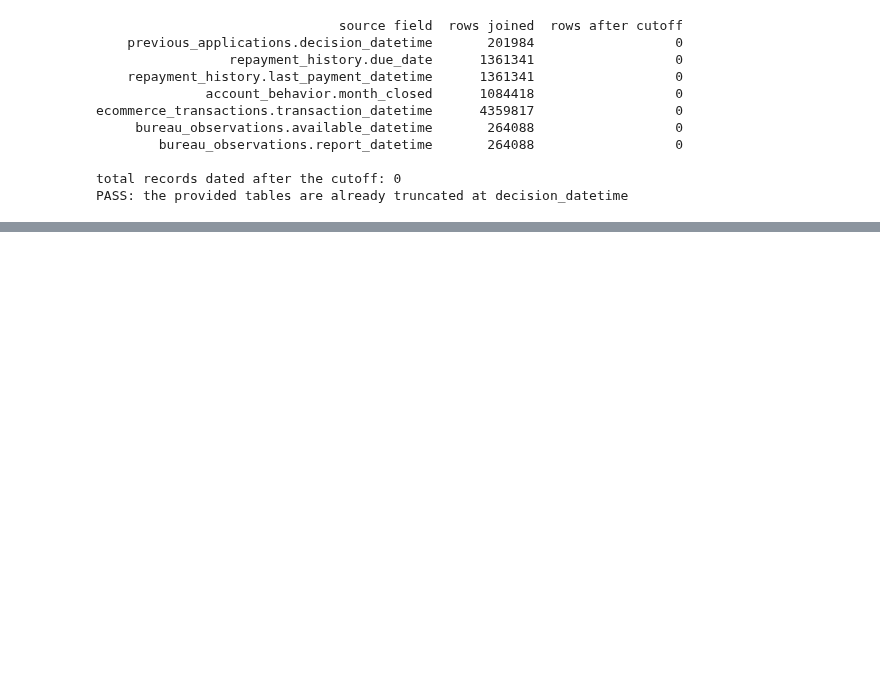
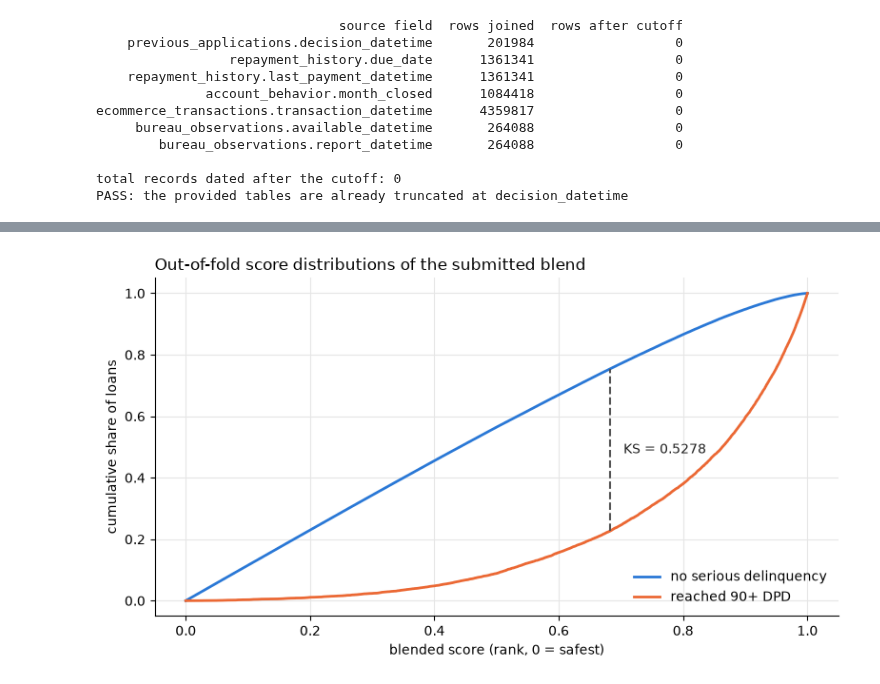
Before and after one commit to adyuta447/dsc-logika-ui-2026, a Jupyter notebook: DSC0152_kali ini beneran deh_Notebook.ipynb, the cells around one changed output, grey strips where cells are left out. Saved outputs shown, nothing was run; the diff lists cells and outputs as text; code cells hidden in the pictures; blank space fills up the shorter version.

```diff
--- a/DSC0152_kali ini beneran deh_Notebook.ipynb
+++ b/DSC0152_kali ini beneran deh_Notebook.ipynb
@@ -487,0 +2043,11 @@ STATUS: PASS
+# %%
+train_ids, test_ids = preds["train_ids"], preds["test_ids"]
+y = train.set_index("application_id").loc[train_ids].target.to_numpy().astype(int)
+ro = {k[4:]: rank01(v) for k, v in preds.items() if k.startswith("oof_")}
+rt = {k[5:]: rank01(v) for k, v in preds.items() if k.startswith("test_")}
+oof_final, test_final = chain(ro), chain(rt)
+
+perf = pd.DataFrame({k: (roc_auc_score(y, v), ks_stat(v, y)) for k, v in ro.items()},
+                    index=["OOF AUC", "OOF KS"]).T.sort_values("OOF AUC", ascending=False)
+perf.loc["SUBMITTED blend"] = (roc_auc_score(y, oof_final), ks_stat(oof_final, y))
+print(perf.round(6).to_string())
@@ -487,0 +2098,22 @@ STATUS: PASS
+# %%
+order = np.sort(oof_final)
+cdf_pos = np.searchsorted(np.sort(oof_final[y == 1]), order, side="right") / (y == 1).sum()
+cdf_neg = np.searchsorted(np.sort(oof_final[y == 0]), order, side="right") / (y == 0).sum()
+i = int(np.argmax(cdf_neg - cdf_pos))
+
+fig, ax = plt.subplots(figsize=(8, 4.5))
+ax.plot(order, cdf_neg, color="#2a78d6", lw=2, label="no serious delinquency")
+ax.plot(order, cdf_pos, color="#eb6834", lw=2, label="reached 90+ DPD")
+ax.vlines(order[i], cdf_pos[i], cdf_neg[i], color="#555555", lw=1.5, linestyles="--")
+ax.annotate(f"KS = {cdf_neg[i] - cdf_pos[i]:.4f}", (order[i], (cdf_pos[i] + cdf_neg[i]) / 2),
+            xytext=(10, 0), textcoords="offset points", va="center", color="#222222")
+ax.set_xlabel("blended score (rank, 0 = safest)")
+ax.set_ylabel("cumulative share of loans")
+ax.set_title("Out-of-fold score distributions of the submitted blend", loc="left")
+ax.grid(color="#e6e6e6", lw=0.8)
+ax.spines[["top", "right"]].set_visible(False)
+ax.legend(frameon=False, loc="lower right")
+plt.tight_layout()
+plt.show()
+# %% [output]
+[figure, added]
```
Also changed, not shown: parts of 49 cells of this notebook, 8 other files.
